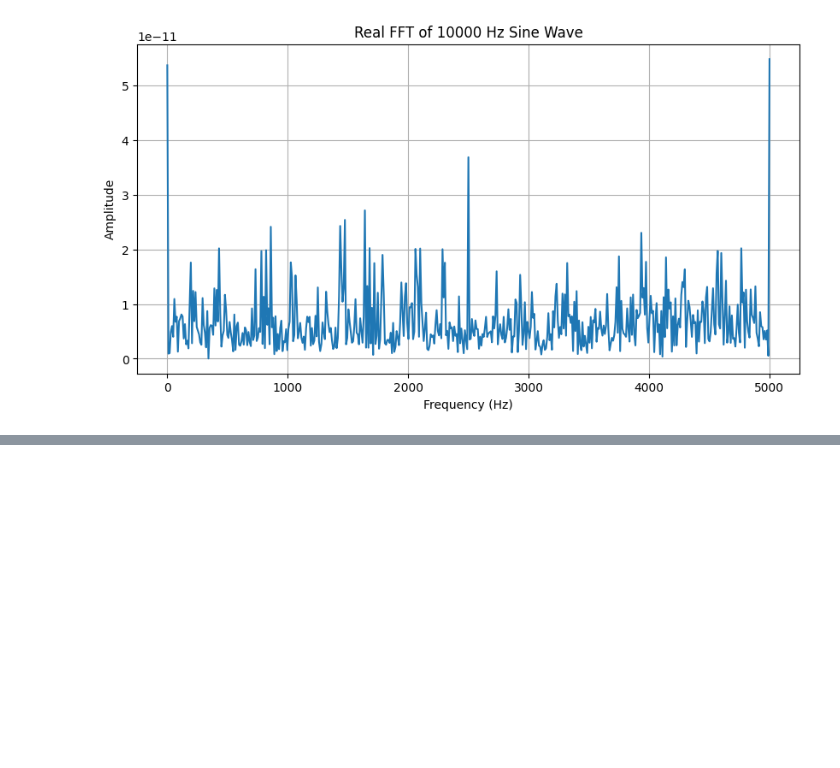
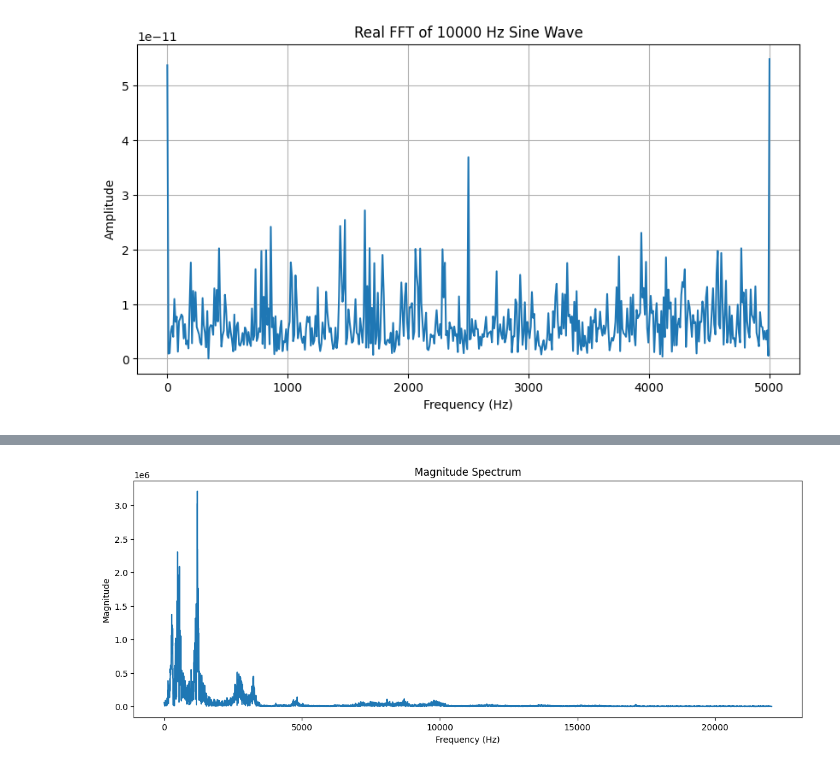
Before and after one commit to filip-sec/FFT_Algorithm, a Jupyter notebook: FFT/FFT.ipynb, the cells around one changed output, grey strips where cells are left out. Cells and saved outputs as stored; diff of their text form; code cells hidden in the pictures; blank space fills up the shorter version.

```diff
--- a/FFT/FFT.ipynb
+++ b/FFT/FFT.ipynb
@@ -172,0 +173,56 @@ IndexError: list index out of range
+# %%
+import numpy as np
+from scipy.io import wavfile
+import matplotlib.pyplot as plt
+
+# Assuming the provided FFT function is defined elsewhere in your code as FFT(P)
+def FFT(P):
+    # P - [p0, p1, ..., pn-1] coeff representation
+    n = len(P)  # n is a power of 2
+    if n == 1:
+        return P
+
+    # Corrected ω to use np.exp and np.pi
+    ω = np.exp((2 * np.pi * 1j) / n)
+
+    Pe = P[0:n:2]
+    Po = P[1:n:2]
+    ye = FFT(Pe)
+    yo = FFT(Po)
+
+    y = [0] * n
+    for j in range(n // 2):
+        y[j] = ye[j] + (ω**j) * yo[j]
+        y[j + n // 2] = ye[j] - (ω**j) * yo[j]
+
+    return y
+# Step 1: Read the WAV file
+fs, data = wavfile.read('ouch.wav')  # 'fs' is the sampling rate, 'data' is the audio data
+
+# Step 2: Pre-process the Data
+if len(data.shape) > 1:
+    data = data[:,0]
+
+
+n = len(data)
+n_fft = 2**(n-1).bit_length()  # Finds the next power of two
+data_fft = np.zeros(n_fft, dtype=complex)
+data_fft[:n] = data  # Zero-padding if necessary
+
+# Step 3: Apply the FFT
+fft_result = FFT(data_fft)
+
+# Step 4: Analyze/Use the Result
+
+magnitude_spectrum = np.abs(fft_result)
+frequencies = np.fft.fftfreq(n_fft, 1/fs)
+
+# Plot the magnitude spectrum
+plt.figure(figsize=(14, 5))
+plt.plot(frequencies[:n_fft // 2], magnitude_spectrum[:n_fft // 2])
+plt.xlabel('Frequency (Hz)')
+plt.ylabel('Magnitude')
+plt.title('Magnitude Spectrum')
+plt.show()
+# %% [output]
+[figure, added]
```
Also changed, not shown: parts of 1 cell of this notebook.
